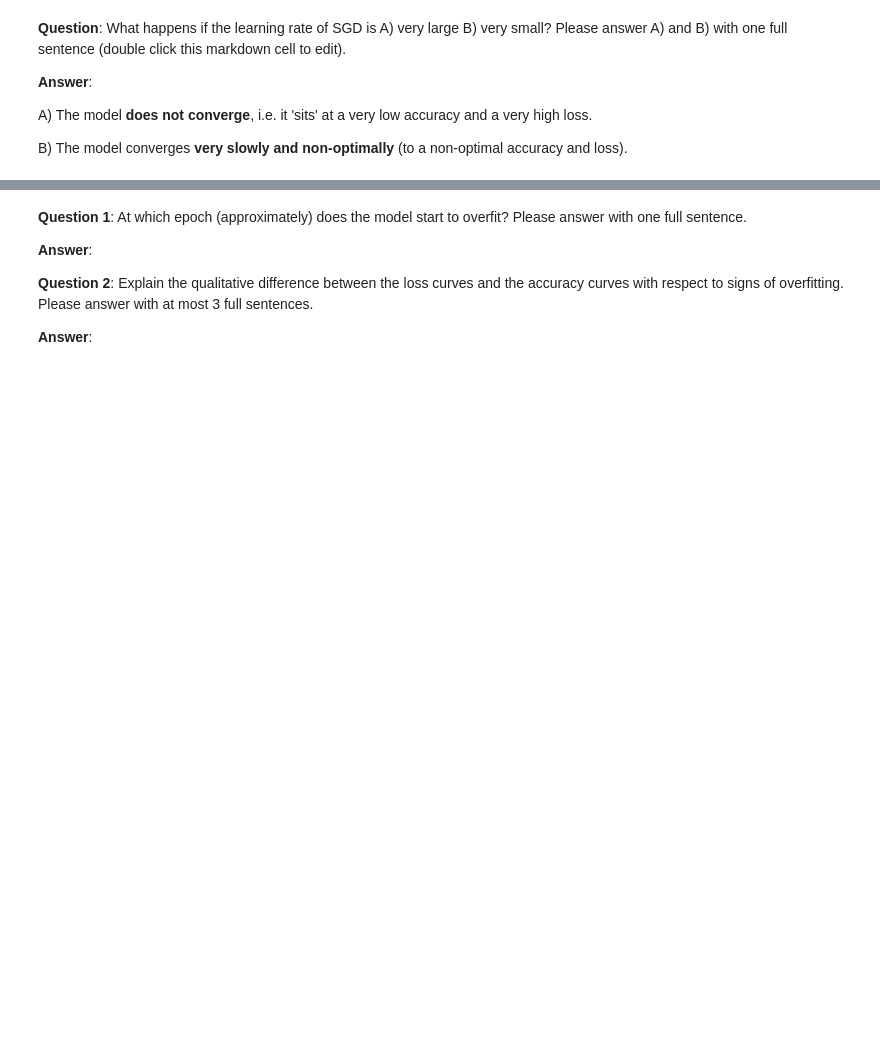
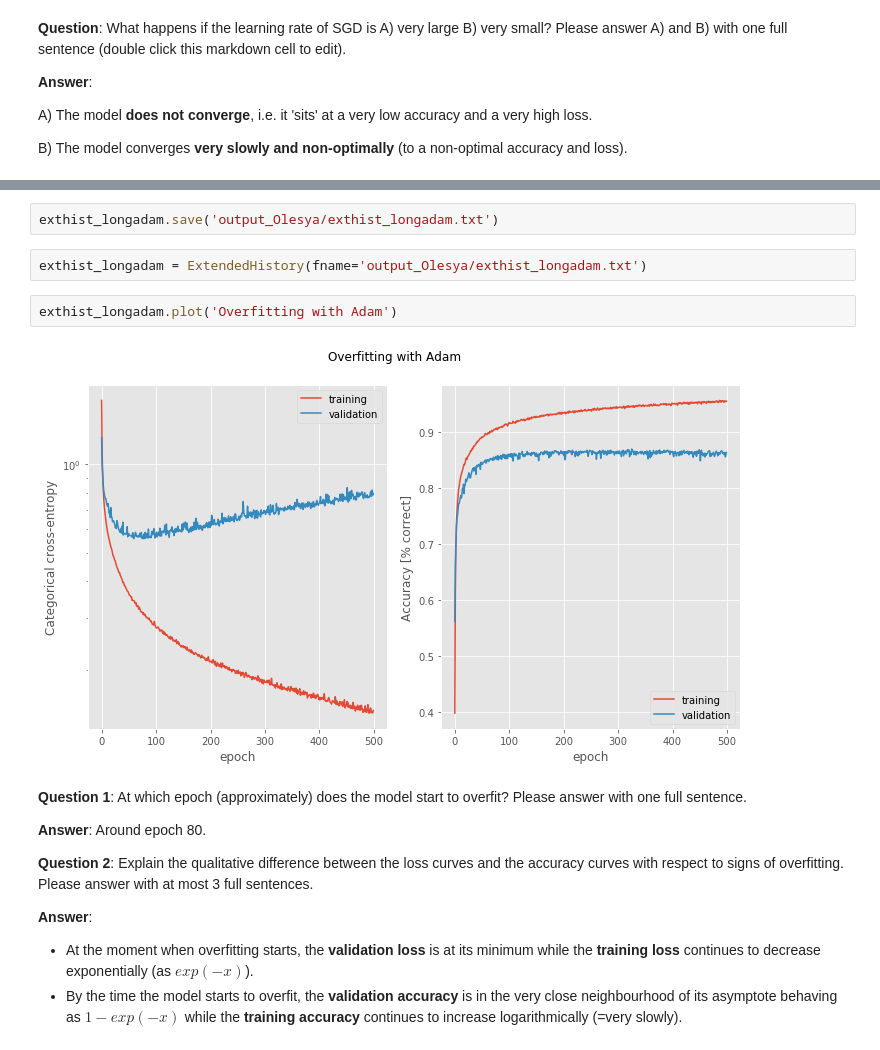
Before and after one commit to lguillain/Artificial-Neural-Networks, a Jupyter notebook: miniproject1/miniproject1_Olesya.ipynb, the cells around one changed output, grey strips where cells are left out. Cells and saved outputs as stored; diff of their text form; blank space fills up the shorter version.

Commit message:
Added Ex3 + answers to Qs

```diff
--- a/miniproject1/miniproject1_Olesya.ipynb
+++ b/miniproject1/miniproject1_Olesya.ipynb
@@ -613,11 +678,21 @@ losses_one_hl.append(hist_one_hl.history['loss'])
+# %%
+exthist_longadam.save('output_Olesya/exthist_longadam.txt')
+# %%
+exthist_longadam = ExtendedHistory(fname='output_Olesya/exthist_longadam.txt')
+# %%
+exthist_longadam.plot('Overfitting with Adam')
+# %% [output]
+[figure, added]
 # %% [markdown]
 **Question 1**: At which epoch (approximately) does the model start to overfit? Please answer with one full sentence.
 
-**Answer**:
+**Answer**: Around epoch 80.
 
 **Question 2**: Explain the qualitative difference between the loss curves and the accuracy curves with respect to signs of overfitting. Please answer with at most 3 full sentences.
 
 **Answer**:
+- At the moment when overfitting starts, the **validation loss** is at its minimum while the **training loss** continues to decrease exponentially (as $exp(-x)$).
+- By the time the model starts to overfit, the **validation accuracy** is in the very close neighbourhood of its asymptote behaving as $1 - exp(-x)$ while the **training accuracy** continues to increase logarithmically (=very slowly).
 # %% [markdown]
 ## Exercise 4: Model performance as a function of number of hidden neurons
 
```
Also changed, not shown: parts of 25 cells of this notebook, 4 other files.
